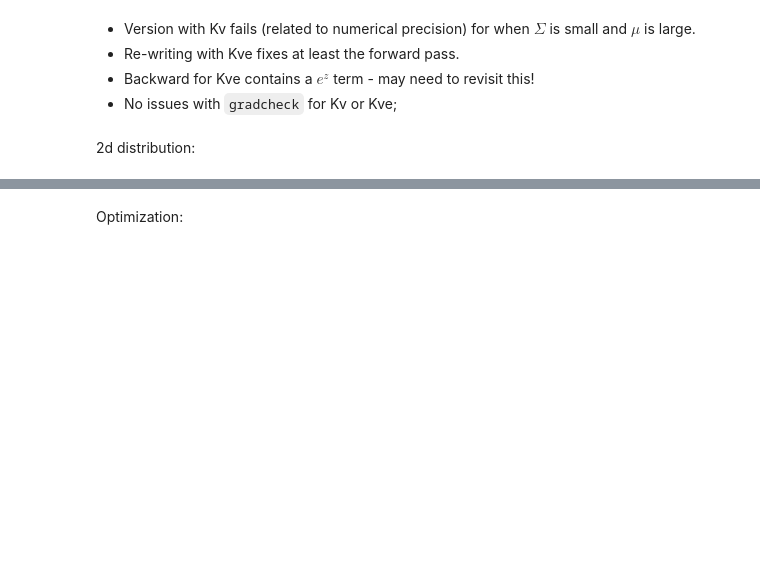
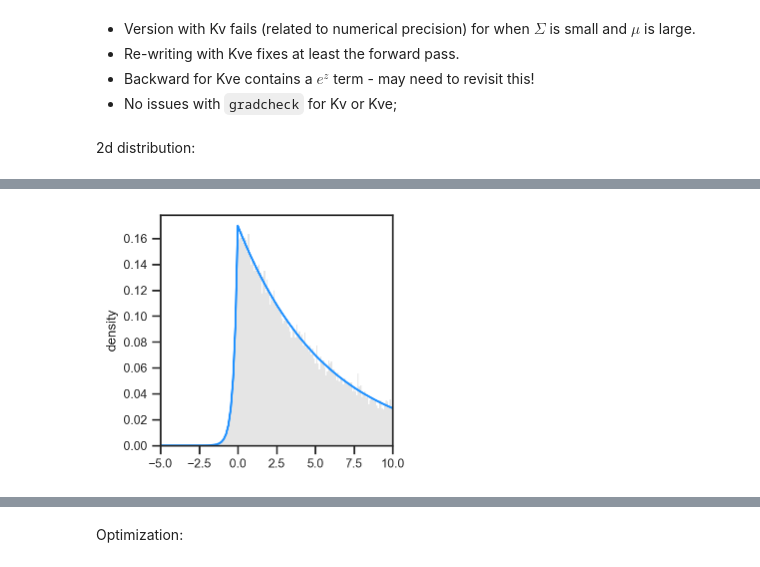
Before and after one commit to AllenInstitute/txtox, a Jupyter notebook: notebooks/16_gal.ipynb, the cells around one changed output, grey strips where cells are left out. Saved outputs shown, nothing was run; the diff lists cells and outputs as text; code cells hidden in the pictures; blank space fills up the shorter version.

```diff
--- a/notebooks/16_gal.ipynb
+++ b/notebooks/16_gal.ipynb
@@ -310,3 +343,25 @@ plt.show()
+# %%
+# project samples onto the first eigenvector;
+samples_proj = (samples - loc.reshape(1, -1)) @ eigvecs[:, 0]
+samples_proj = samples_proj.detach().numpy()
+
+# project parameters:
+A = eigvecs[:, 0].T
+loc_proj = torch.as_tensor([0.0])
+mu_proj = torch.as_tensor([A @ mu.detach().numpy()])
+sigma_proj = torch.as_tensor([[A @ sigma.detach().numpy() @ A.T]])
+x = torch.linspace(-5, 10, 100)[:, None]
+y = np.exp(get_gal_log_likelihood_kve(x, loc_proj, mu_proj, sigma_proj))
+
+# plot projected samples and density.
+f, ax = plt.subplots(1, 1, figsize=(3, 3))
+ax.hist(samples_proj, 1000, density=True, facecolor="gray", edgecolor="None", alpha=0.2, label="samples")
+ax.set(xlim=(-5, 10), ylabel="density")
+ax.plot(x, y, c="dodgerblue", label="kve")
+ax.set(xlim=(-5, 10), ylabel="density")
+plt.show()
+# %% [output]
+[figure, added]
 # %%
 f, ax = plt.subplots(1, 1, figsize=(5, 5))
 im = ax.imshow(
```
Also changed, not shown: parts of 9 cells of this notebook.
